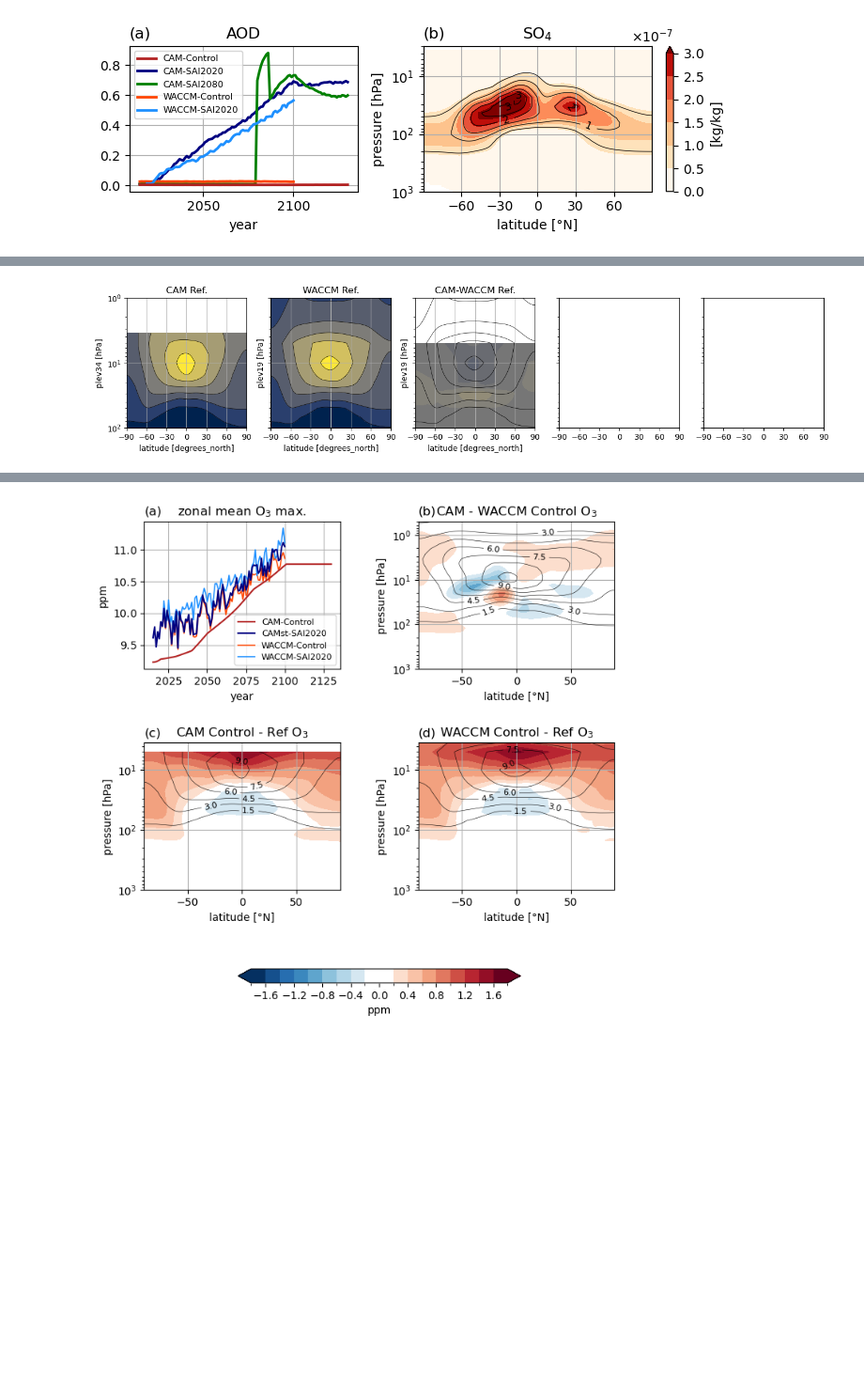
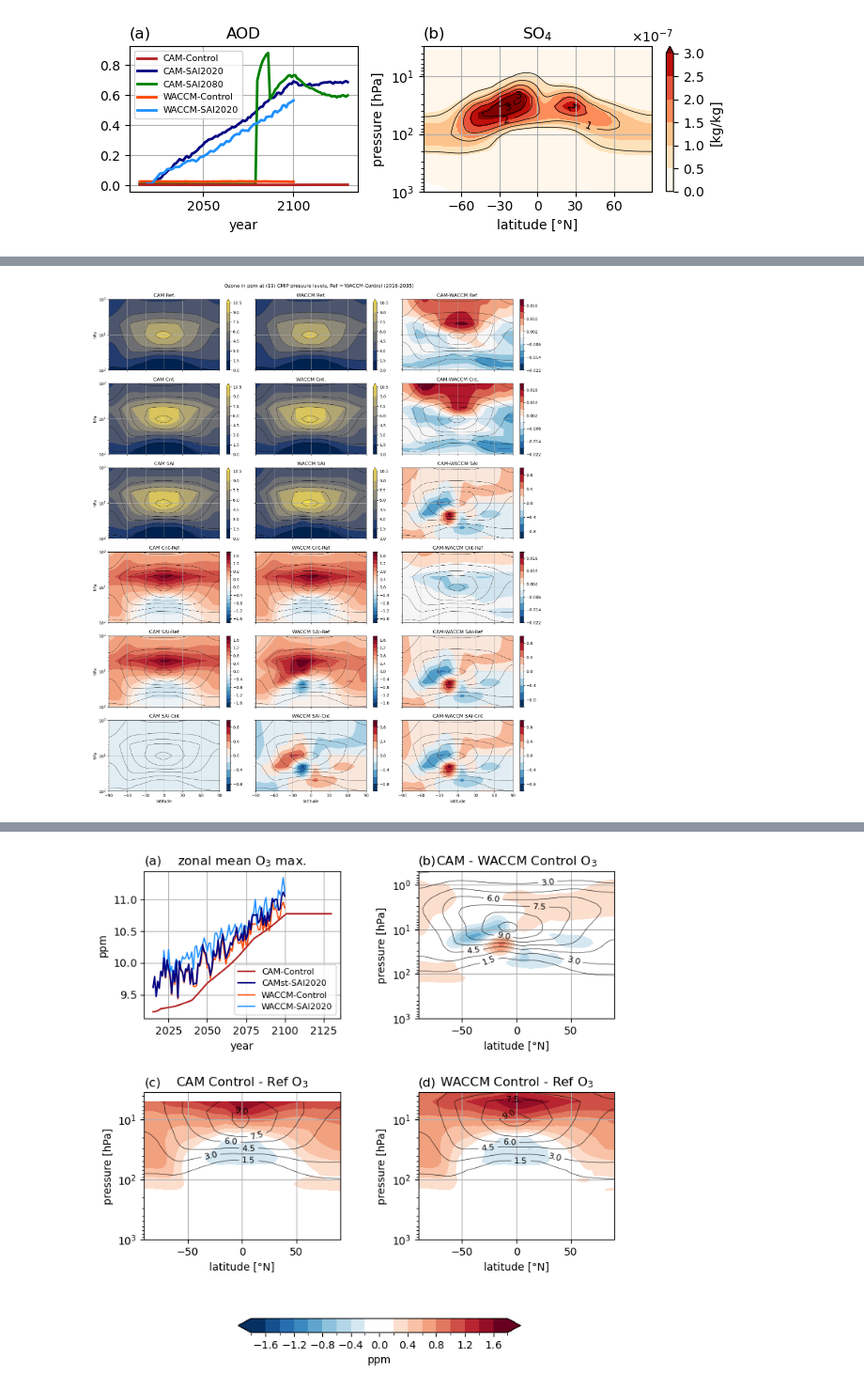
Before and after one commit to JdeJong96/CESM-CAM_SAI, a Jupyter notebook: results/aerosolfield.ipynb, the cells around one changed output, grey strips where cells are left out. Shown at 94% size. Cells and saved outputs as stored; diff of their text form; code cells hidden in the pictures; blank space fills up the shorter version.

Commit message:
add ozone plots

```diff
--- a/results/aerosolfield.ipynb
+++ b/results/aerosolfield.ipynb
@@ -487,42 +487,50 @@ fig.savefig('figures/ozone.pdf')
 # %%
-fig, axs = plt.subplots(1,5, figsize=(16,3), sharey=True, sharex=True)
-Olevels = np.linspace(0,1.05e-5,8)
-dlevels = np.linspace(-18e-7,18e-7,19)
+fig, axs = plt.subplots(6,3, figsize=(16,18), sharey=True, sharex=True)
+fac = 1e6 # convert mol/mol to ppm
+Olevels = np.linspace(0,1.05e-5,8)*fac
+dlevels = np.linspace(-18e-7,18e-7,19)*fac
+d2levels = np.linspace(-1e-6,1e-6,11)*fac
+d3levels = np.linspace(-2.2e-8,2.2e-8,12)*fac
+#CWlevels = n
 
-kwargs = dict(x='lat', xticks=range(-90,91,30), ylim=[1e2,1e0], yincrease=False, yscale='log', add_colorbar=False, cmap='cividis')
+kwargs = dict(x='lat', xticks=range(-90,91,30), ylim=[1e2,1e0], yincrease=False, yscale='log', add_colorbar=True, cbar_kwargs=dict(label=''), cmap='RdBu_r')
 ckwargs = dict(x='lat', xticks=range(-90,91,30), ylim=[1e2,1e0], yincrease=False, yscale='log', colors='k', linewidths=0.5)
-hvkwargs = dict(x='month', xticks=range(1,13), ylim=[1e2,1e0], yscale='log', add_colorbar=False, cmap='cividis')
-chvkwargs = dict(x='month', xticks=range(1,13), ylim=[1e2,1e0], yscale='log', colors='k', linewidths=0.5)
 
-ax = axs[0]
-O3zm['camstrat.control.plev34.i'].plot.contourf(ax=ax, levels=Olevels, **kwargs)
-O3zm['camstrat.control.plev34.i'].plot.contour(ax=ax, levels=Olevels, **ckwargs)
-ax.set_title('CAM Ref.')
-ax.grid()
+figdata = {
+    'CAM Ref.': (O3zm['camstrat.control.plev19.i'], dict(levels=Olevels, cmap='cividis', extend='max')),
+    'WACCM Ref.': (O3zm['waccm.control.plev19.i'], dict(levels=Olevels, cmap='cividis', extend='max')),
+    'CAM-WACCM Ref.': (O3zm['camstrat.control.plev19.i']-O3zm['waccm.control.plev19.i'], dict(levels=d3levels, cmap='RdBu_r')),
+    'CAM Cnt.': (O3zm['camstrat.control.plev19.f'], dict(levels=Olevels, cmap='cividis')),
+    'WACCM Cnt.': (O3zm['waccm.control.plev19.f'], dict(levels=Olevels, cmap='cividis')),
+    'CAM-WACCM Cnt.': (O3zm['camstrat.control.plev19.f']-O3zm['waccm.control.plev19.f'], dict(levels=d3levels, cmap='RdBu_r')),
+    'CAM SAI': (O3zm['camstrat.SAI2020.plev19.f'], dict(levels=Olevels, cmap='cividis')),
+    'WACCM SAI': (O3zm['waccm.SAI2020.plev19.f'], dict(levels=Olevels, cmap='cividis')),
+    'CAM-WACCM SAI': (O3zm['camstrat.SAI2020.plev19.f']-O3zm['waccm.SAI2020.plev19.f'], dict(levels=d2levels, cmap='RdBu_r')),
+    'CAM Cnt-Ref': (O3zm['camstrat.control.plev19.f']-O3zm['camstrat.control.plev19.i'], dict(levels=dlevels, cmap='RdBu_r')),
+    'WACCM Cnt-Ref': (O3zm['waccm.control.plev19.f']-O3zm['waccm.control.plev19.i'], dict(levels=dlevels, cmap='RdBu_r')),
+    'CAM-WACCM Cnt-Ref': (((O3zm['camstrat.control.plev19.f']-O3zm['camstrat.control.plev19.i'])
+                          -(O3zm['waccm.control.plev19.f']-O3zm['waccm.control.plev19.i'])), dict(levels=d3levels, cmap='RdBu_r')),
+    'CAM SAI-Ref': (O3zm['camstrat.SAI2020.plev19.f']-O3zm['camstrat.control.plev19.i'], dict(levels=dlevels, cmap='RdBu_r')),
+    'WACCM SAI-Ref': (O3zm['waccm.SAI2020.plev19.f']-O3zm['waccm.control.plev19.i'], dict(levels=dlevels, cmap='RdBu_r')),
+    'CAM-WACCM SAI-Ref': (((O3zm['camstrat.SAI2020.plev19.f']-O3zm['camstrat.control.plev19.i'])
+                          -(O3zm['waccm.SAI2020.plev19.f']-O3zm['waccm.control.plev19.i'])), dict(levels=d2levels, cmap='RdBu_r')),
+    'CAM SAI-Cnt': (O3zm['camstrat.SAI2020.plev19.f']-O3zm['camstrat.control.plev19.f'], dict(levels=d2levels, cmap='RdBu_r')),
+    'WACCM SAI-Cnt': (O3zm['waccm.SAI2020.plev19.f']-O3zm['waccm.control.plev19.f'], dict(levels=d2levels, cmap='RdBu_r')),
+    'CAM-WACCM SAI-Cnt': (((O3zm['camstrat.SAI2020.plev19.f']-O3zm['camstrat.control.plev19.f'])
+                          -(O3zm['waccm.SAI2020.plev19.f']-O3zm['waccm.control.plev19.f'])), dict(levels=d2levels, cmap='RdBu_r')),
+}
 
-ax = axs[1]
-O3zm['waccm.control.plev19.i'].plot.contourf(ax=ax, levels=Olevels, **kwargs)
-O3zm['waccm.control.plev19.i'].plot.contour(ax=ax, levels=Olevels, **ckwargs)
-ax.set_title('WACCM Ref.')
-ax.grid()
+for (title,(data,pkwargs)),ax in zip(figdata.items(), axs.flatten()):
+    (data*fac).plot.contourf(ax=ax, **(kwargs|pkwargs))
+    dname = 'camstrat' if title[:4]=='CAM ' else 'waccm'
+    (O3zm[dname+'.control.plev19.i']*fac).plot.contour(ax=ax, levels=Olevels, **ckwargs)
+    ax.set_title(title)
+    ax.set_xlabel('')
+    ax.set_ylabel('')
+    ax.grid()
+[ax.set_ylabel('hPa') for ax in axs[:,0]]
+[ax.set_xlabel('latitude') for ax in axs[-1,:]]
 
-ax = axs[2]
-(O3zm['cam.control.plev19.i']-O3zm['waccm.control.plev19.i']).plot.contourf(ax=ax, levels=dlevels, **kwargs)
-O3zm['waccm.control.plev19.i'].plot.contour(ax=ax, levels=Olevels, **ckwargs)
-ax.set_title('CAM-WACCM Ref.')
-ax.grid()
-
-# ax = axs[2]
-# cf = O3zm['camstrat.control.plev70.inp'].plot.contourf(ax=ax, levels=Olevels, **hvkwargs)
-# cs = O3zm['waccm.control.plev19.inp'].plot.contour(ax=ax, levels=Olevels, **chvkwargs)
-# ax.legend([cs.legend_elements()[0][0]],['WACCM'], loc='center left')
-# ax.set_title('CAM Ref. NP')
-# ax.grid()
-
-# ax = axs[3]
-# cf = O3zm['camstrat.control.plev70.isp'].plot.contourf(ax=ax, levels=Olevels, **hvkwargs)
-# cs = O3zm['waccm.control.plev19.isp'].plot.contour(ax=ax, levels=Olevels, **chvkwargs)
-# ax.legend([cs.legend_elements()[0][0]],['WACCM'])
-# ax.set_title('CAM Ref. SP')
-# ax.grid()
+fig.tight_layout()
+fig.suptitle('Ozone in ppm at (19) CMIP pressure levels, Ref = WACCM-Control (2016-2035)', y=1.01)
 # %% [output]
@@ -529 +538 @@ ax.grid()
-[figure, old version]
+[figure, new version]
```
Also changed, not shown: parts of 5 cells of this notebook, 2 other files.
